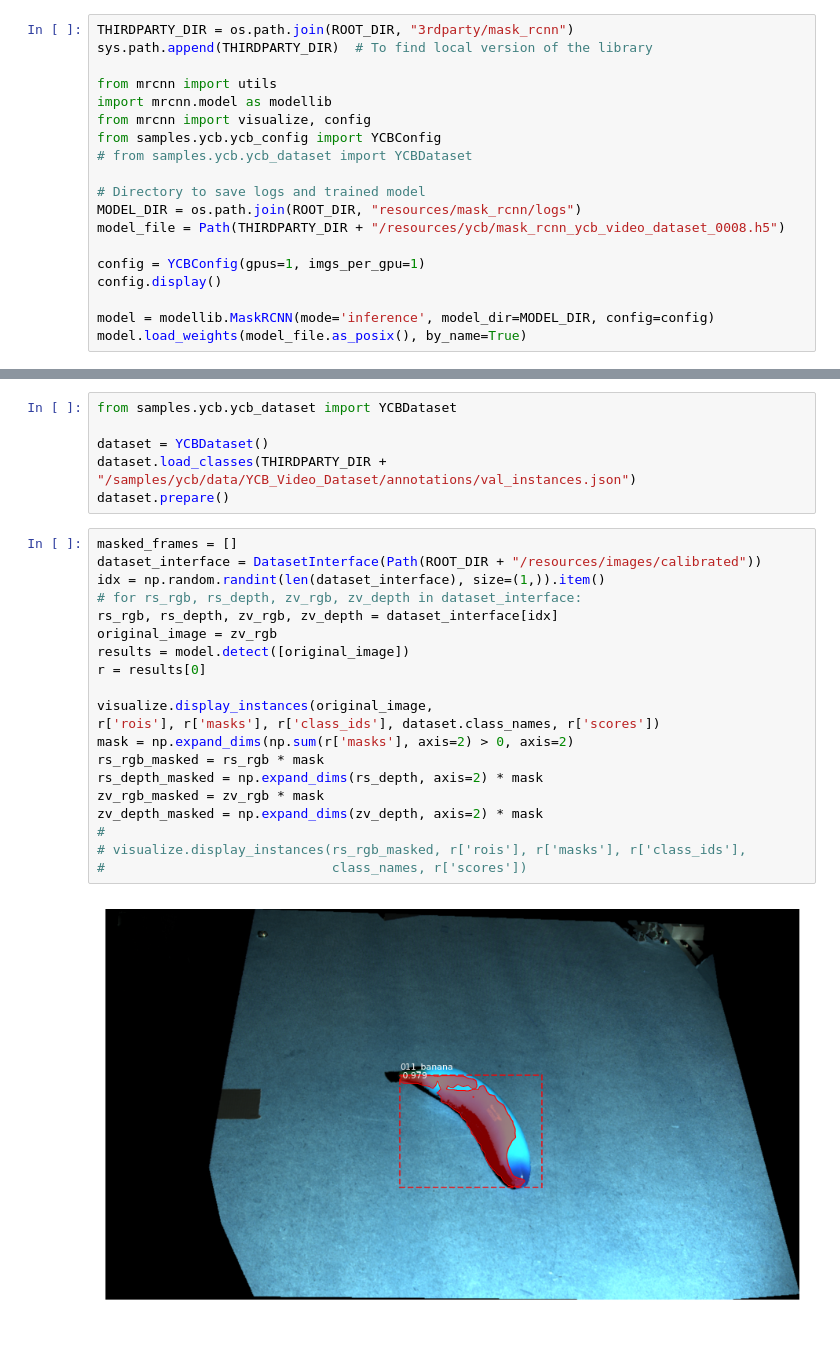
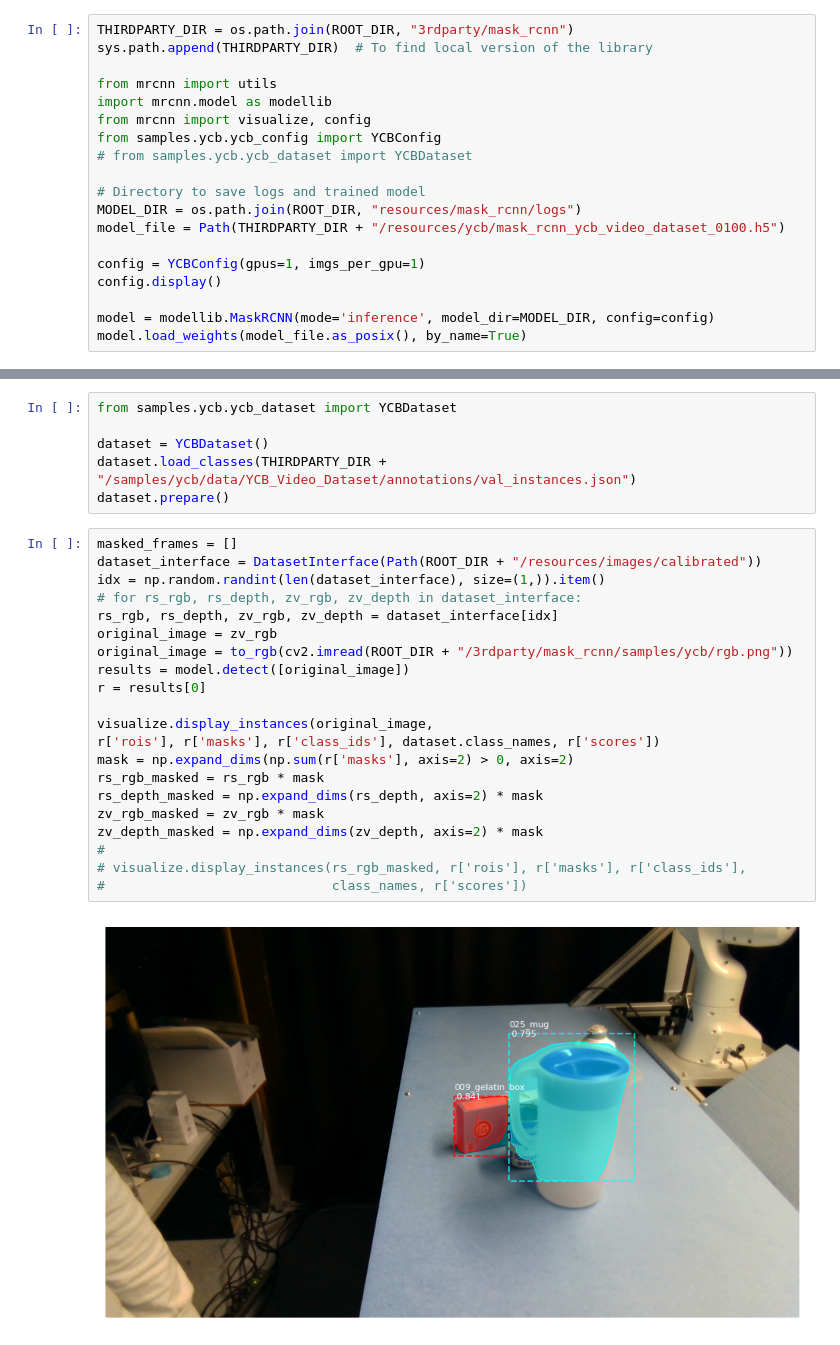
Before and after one commit to alr-internship/self-supervised-depth-denoising, a Jupyter notebook: notebooks/dataset/02_mask_dataset.ipynb, the cells around one changed output, grey strips where cells are left out. Drawn from its saved outputs; the diff is of its cells as text.

```diff
--- a/notebooks/dataset/02_mask_dataset.ipynb
+++ b/notebooks/dataset/02_mask_dataset.ipynb
@@ -28,7 +28,7 @@ from samples.ycb.ycb_config import YCBConfig
 
 # Directory to save logs and trained model
 MODEL_DIR = os.path.join(ROOT_DIR, "resources/mask_rcnn/logs")
-model_file = Path(THIRDPARTY_DIR + "/resources/ycb/mask_rcnn_ycb_video_dataset_0008.h5")
+model_file = Path(THIRDPARTY_DIR + "/resources/ycb/mask_rcnn_ycb_video_dataset_0100.h5")
 
 config = YCBConfig(gpus=1, imgs_per_gpu=1)
 config.display()
@@ -63,22 +62,23 @@ dataset.prepare()
 # %%
 masked_frames = []
 dataset_interface = DatasetInterface(Path(ROOT_DIR + "/resources/images/calibrated"))
 idx = np.random.randint(len(dataset_interface), size=(1,)).item()
 # for rs_rgb, rs_depth, zv_rgb, zv_depth in dataset_interface:
 rs_rgb, rs_depth, zv_rgb, zv_depth = dataset_interface[idx]
 original_image = zv_rgb
+original_image = to_rgb(cv2.imread(ROOT_DIR + "/3rdparty/mask_rcnn/samples/ycb/rgb.png"))
 results = model.detect([original_image])
 r = results[0]
 
 visualize.display_instances(original_image,
 r['rois'], r['masks'], r['class_ids'], dataset.class_names, r['scores'])
 mask = np.expand_dims(np.sum(r['masks'], axis=2) > 0, axis=2)
 rs_rgb_masked = rs_rgb * mask
 rs_depth_masked = np.expand_dims(rs_depth, axis=2) * mask
 zv_rgb_masked = zv_rgb * mask
 zv_depth_masked = np.expand_dims(zv_depth, axis=2) * mask
 #
 # visualize.display_instances(rs_rgb_masked, r['rois'], r['masks'], r['class_ids'],
 #                             class_names, r['scores'])
 # %% [output]
-[figure, old version]
+[figure, new version]
```
Also changed, not shown: parts of 1 cell of this notebook, 9 other files.
